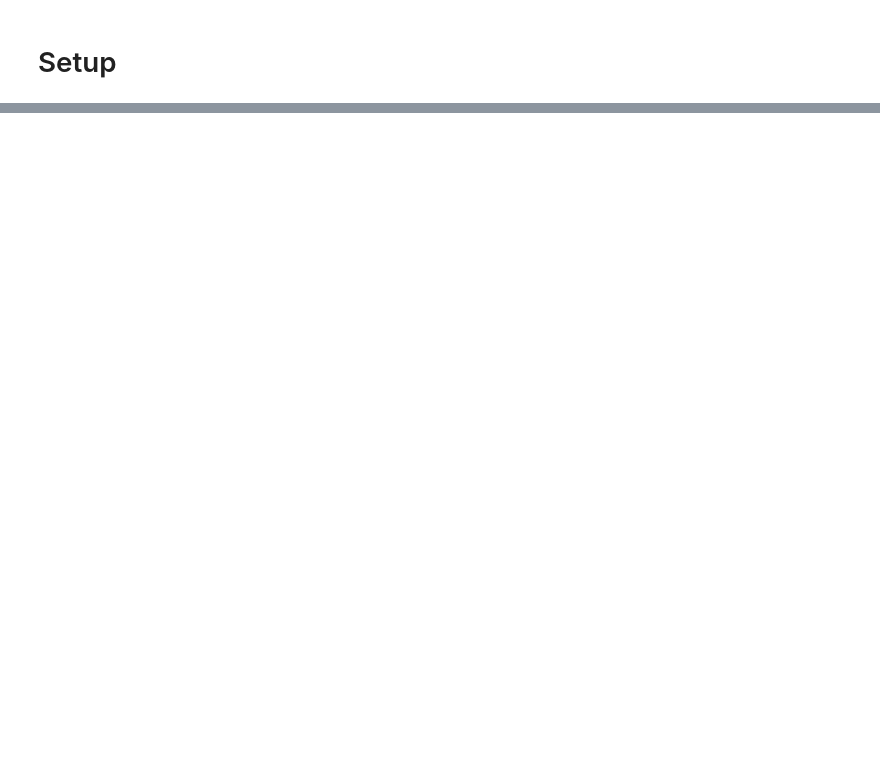
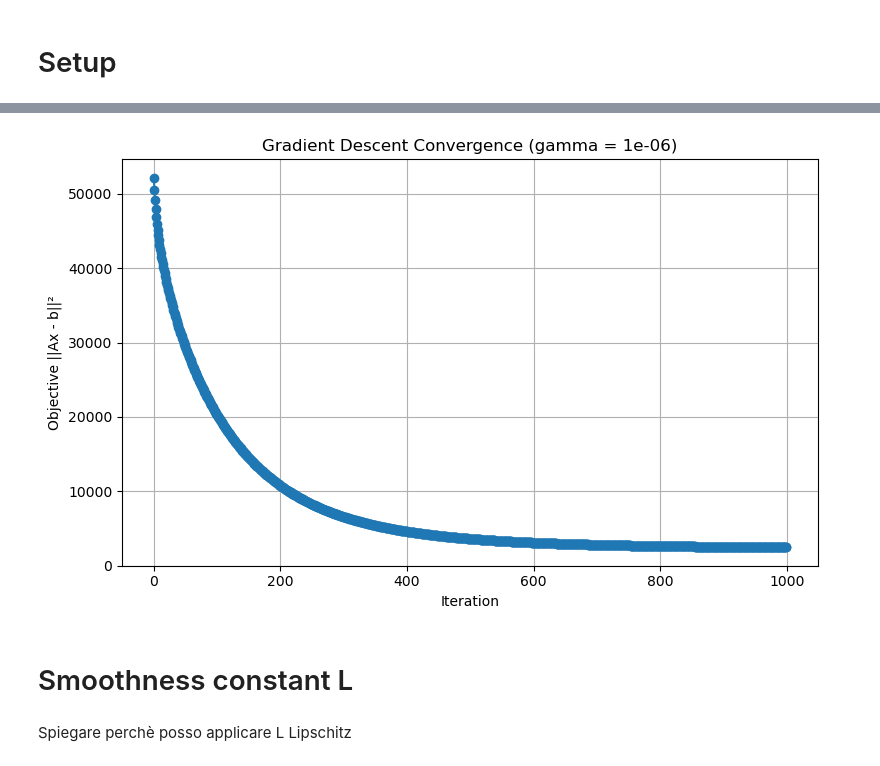
Before and after one commit to DanieleGotti/F1_Time_Prediction, a Jupyter notebook: Notebook.ipynb, the cells around one changed output, grey strips where cells are left out. Cells and saved outputs as stored; diff of their text form; code cells hidden in the pictures; blank space fills up the shorter version.

Commit message:
Gradient Descent

```diff
--- a/Notebook.ipynb
+++ b/Notebook.ipynb
@@ -26,0 +140,10 @@ Number of rows in the dataset: 52160
+# %%
+# Define the parameters of the algorithm.
+max_iters = 1000
+gamma = 1e-6
+
+# Initialization
+x_initial = np.zeros(A.shape[1])
+
+# Start gradient descent.
+gradient_objectives_naive, gradient_xs_naive = gradient_descent(A, x_initial, b, max_iters, gamma)
@@ -26,0 +168,21 @@ Number of rows in the dataset: 52160
+# %%
+def plot_objective(objectives, gamma):
+    """Plot the objective function values during gradient descent."""
+    plt.figure(figsize=(8, 5))
+    plt.plot(objectives, marker='o', linestyle='-')
+    plt.xlabel('Iteration')
+    plt.ylabel('Objective ||Ax - b||²')
+    plt.ylim(0)
+    plt.title(f'Gradient Descent Convergence (gamma = {gamma})')
+    plt.grid(True)
+    plt.tight_layout()
+    plt.show()
+
+
+plot_objective(gradient_objectives_naive, gamma)
+# %% [output]
+[figure, added]
+# %% [markdown]
+# Smoothness constant L
+# %% [markdown]
+Spiegare perchè posso applicare L Lipschitz
```
Also changed, not shown: parts of 15 cells of this notebook, 1 other file.
